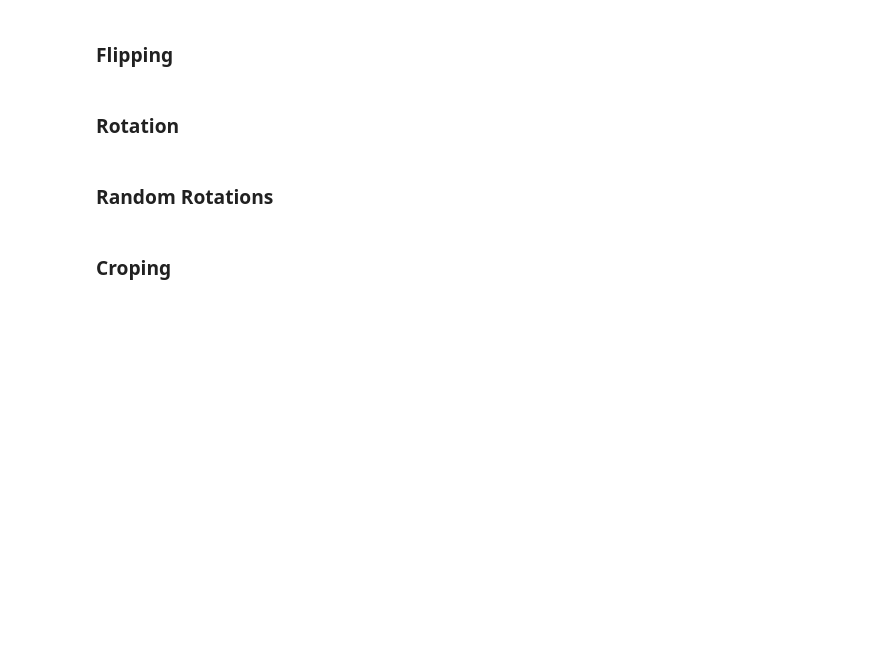
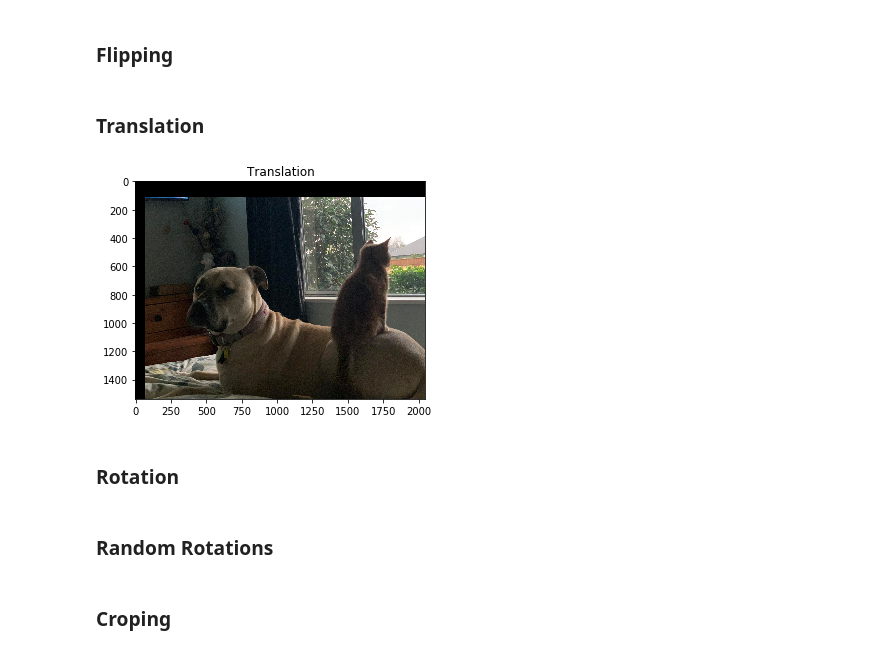
Before and after one commit to lhy110/sail_tutorials, a Jupyter notebook: 2. Computer Vision Basics and Image Augmentations/2.5 Image Augmentations.ipynb, the cells around one changed output. Saved outputs shown, nothing was run; the diff lists cells and outputs as text; code cells hidden in the pictures; blank space fills up the shorter version.

```diff
--- a/2. Computer Vision Basics and Image Augmentations/2.5 Image Augmentations.ipynb
+++ b/2. Computer Vision Basics and Image Augmentations/2.5 Image Augmentations.ipynb
@@ -36,6 +38,19 @@ hvflip_image = cv2.flip(image, -1)
 plt.imshow(hvflip_image)
 plt.title("Horizonal and Vetical Flip")
 plt.show()
+# %% [markdown]
+### Translation
+# %%
+h, w, *_ = image.shape
+
+t_matrix = np.float32([[1, 0, 70], [0, 1, 110]])
+t_image = cv2.warpAffine(image, t_matrix, (w, h))
+
+plt.imshow(t_image)
+plt.title("Translation")
+plt.show()
+# %% [output]
+[figure, added]
 # %% [markdown]
 ### Rotation
 # %%
```
Also changed, not shown: parts of 8 cells of this notebook.
